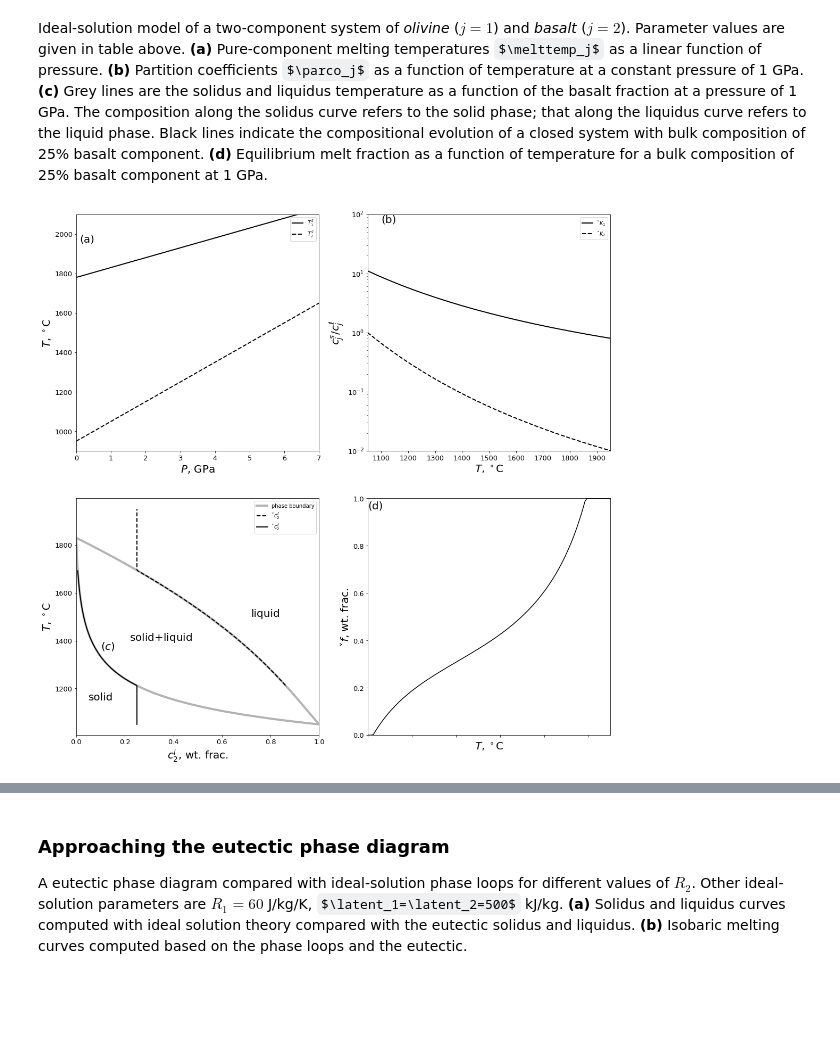
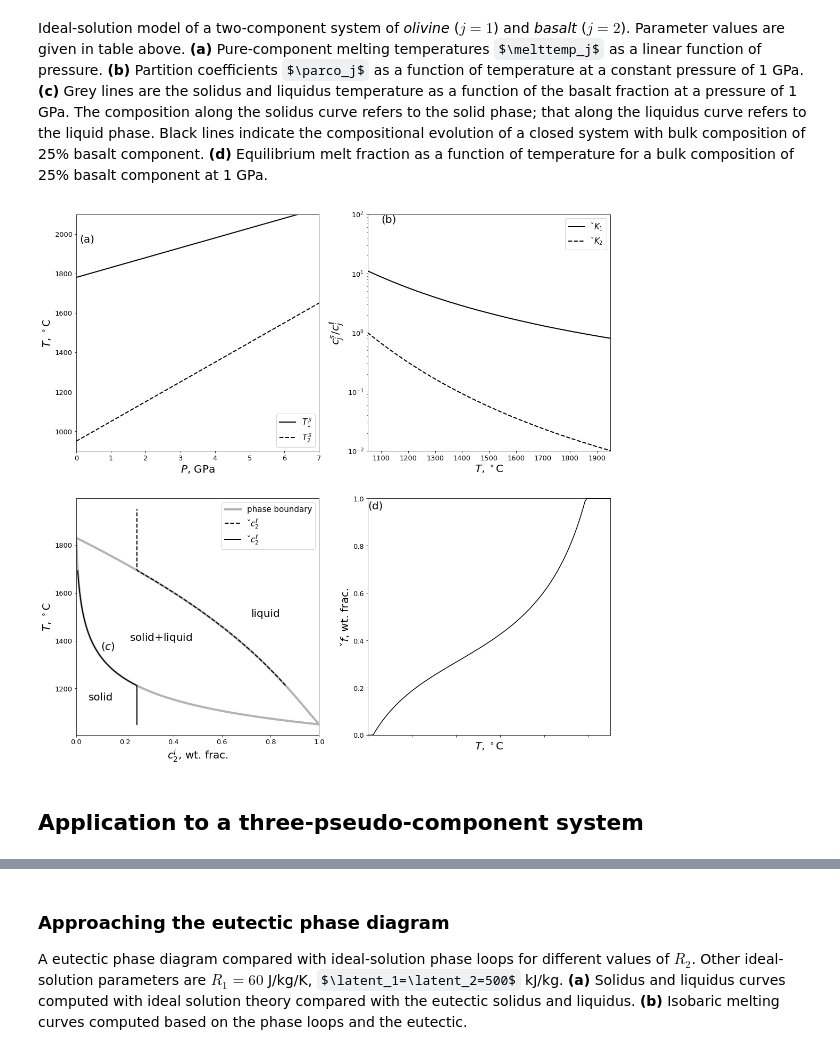
Before and after one commit to FoaLab/partially-molten-rock-PUP, a Jupyter notebook: content/ch10.ipynb, the cells around one changed output, grey strips where cells are left out. Cells and saved outputs as stored; diff of their text form; code cells hidden in the pictures; some formulas as TeX source; blank space fills up the shorter version.

Commit message:
implementation of Figure 10.2 A, B and D

```diff
--- a/content/ch10.ipynb
+++ b/content/ch10.ipynb
@@ -216,7 +216,7 @@ axA.set_ylim(900, 2100)
 axA.set_ylabel(r'$T$, $^\circ$C', fontsize=20)
 axA.text(0.1, 2000, r'(a)', fontsize=20, verticalalignment='top', horizontalalignment='left')
 axA.tick_params(axis='both', which='major', labelsize=13)
-axA.legend()
+axA.legend(loc='lower right', fontsize=15)
 
 P  =  Pref
 T  =  Tvar
@@ -232,7 +232,7 @@ axB.set_ylim(0.01, 100)
 axB.set_ylabel(r'${c}^s_j/{c}^\ell_j$', fontsize=20)
 axB.text(1100, 99.0, r'(b)', fontsize=20, verticalalignment='top', horizontalalignment='left')
 axB.tick_params(axis='both', which='major', labelsize=13)
-axB.legend()
+axB.legend(fontsize=15)
 
 T = Tvar
 P = Pref
@@ -248,32 +248,34 @@ axD.set_ylabel(r'$\check{f}$, wt. frac.', fontsize=20)
 axD.tick_params(axis='both', which='major', labelsize=13)
 axD.text(1200.0, 0.99, r'(d)', fontsize=20, verticalalignment='top', horizontalalignment='left')
 
 cl_hold = np.array([t.cl[1] for t in Theta])
 cs_hold = np.array([t.cs[1] for t in Theta])
 f_hold = np.array([t.f for t in Theta])
 cl_hold[f_hold < 1e-6] = np.nan
 cs_hold[1.-f_hold < 1e-6] = np.nan
 
 c  = cvar
 P  = Pref
 T  = Tref
 Theta2 = EquilibriumState(len(par), c, T, P, par, ParCoef_IdealSolution)
 
 axC.plot(c[:, 1], [t.Ts - 273. for t in Theta2], '-', linewidth=4, color=[0.7, 0.7, 0.7])
 axC.plot(c[:, 1], [t.Tl - 273. for t in Theta2], '-', label='phase boundary', linewidth=4, color=[0.7, 0.7, 0.7])
 
 axC.plot(cl_hold, Tvar-273., '--k', label='$\check{c}^\ell_2$', linewidth=2)
 axC.plot(cs_hold, Tvar-273., '-k', linewidth=2, label='$\check{c}^\ell_2$')
 axC.set_xlim(0.0, 1.0)
 axC.set_xlabel('${c}^i_2$, wt. frac.', fontsize=20)
 axC.set_ylabel('$T$, $^\circ$C', fontsize=20)
 axC.text(0.1, 1400, '$(c)$', fontsize=20, verticalalignment='top', horizontalalignment='left')
 axC.text(0.22, 1400, 'solid$+$liquid', fontsize=20)
 axC.text(0.72, 1500,'liquid', fontsize=20)
 axC.text(0.05, 1150,'solid', fontsize=20)
 axC.tick_params(axis='both', which='major', labelsize=13)
-axC.legend()
+axC.legend(fontsize=15)
 
 plt.show()
 # %% [output]
-[figure, old version]
+[figure, new version]
+# %% [markdown]
+## Application to a three-pseudo-component system
```
Also changed, not shown: parts of 4 cells of this notebook.
